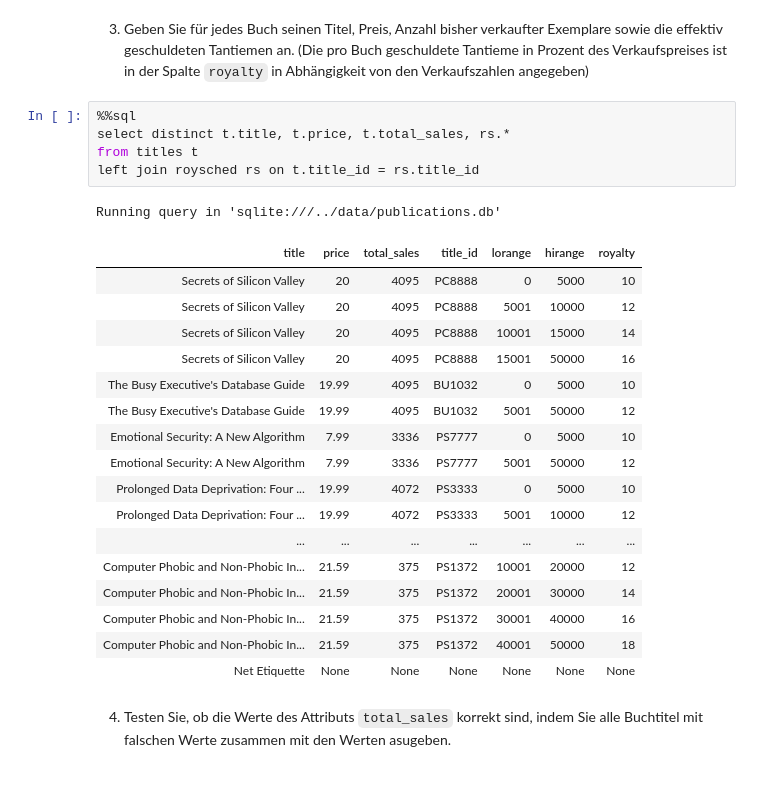
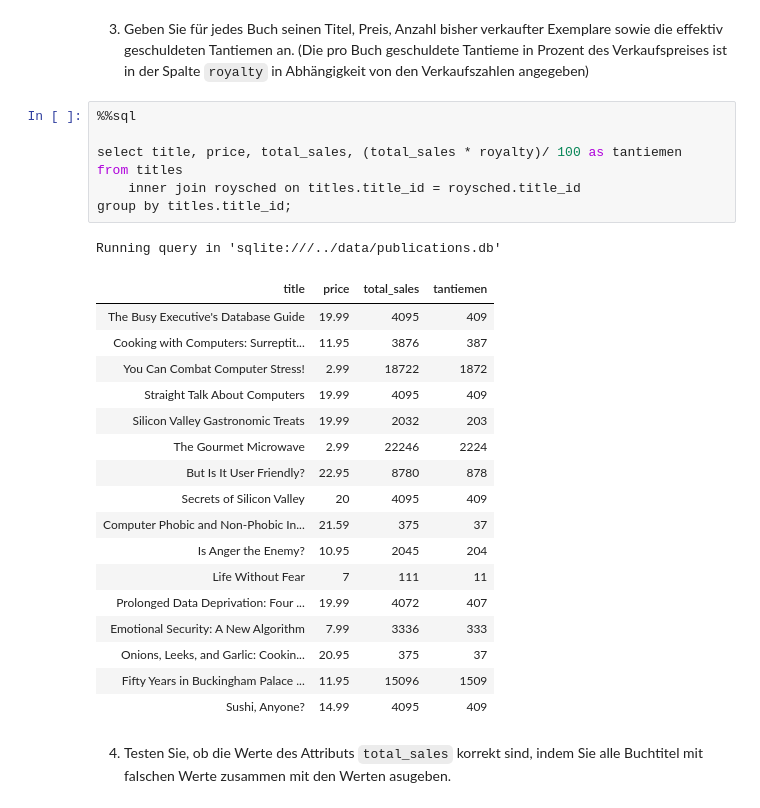
Before and after one commit to GionRubitschung/databases-24, a Jupyter notebook: databases_24/ex7/Ex7_LuisZüttel_GionRubitschung_D1P.ipynb, the cells around one changed output. Cells and saved outputs as stored; diff of their text form.

```diff
--- a/databases_24/ex7/Ex7_LuisZüttel_GionRubitschung_D1P.ipynb
+++ b/databases_24/ex7/Ex7_LuisZüttel_GionRubitschung_D1P.ipynb
@@ -78,27 +78,29 @@ Running query in 'sqlite:///../data/publications.db'
 3.  Geben Sie für jedes Buch seinen Titel, Preis, Anzahl bisher verkaufter Exemplare sowie die effektiv geschuldeten Tantiemen an. (Die pro Buch geschuldete Tantieme in Prozent des Verkaufspreises ist in der Spalte `royalty` in Abhängigkeit von den Verkaufszahlen angegeben)
 # %%
 %%sql
-select distinct t.title, t.price, t.total_sales, rs.*
-from titles t
-left join roysched rs on t.title_id = rs.title_id
+
+select title, price, total_sales, (total_sales * royalty)/ 100 as tantiemen
+from titles
+	inner join roysched on titles.title_id = roysched.title_id
+group by titles.title_id;
 # %% [output]
 Running query in 'sqlite:///../data/publications.db'
-| title | price | total_sales | title_id | lorange | hirange | royalty |
-| Secrets of Silicon Valley | 20 | 4095 | PC8888 | 0 | 5000 | 10 |
-| Secrets of Silicon Valley | 20 | 4095 | PC8888 | 5001 | 10000 | 12 |
-| Secrets of Silicon Valley | 20 | 4095 | PC8888 | 10001 | 15000 | 14 |
-| Secrets of Silicon Valley | 20 | 4095 | PC8888 | 15001 | 50000 | 16 |
-| The Busy Executive's Database Guide | 19.99 | 4095 | BU1032 | 0 | 5000 | 10 |
-| The Busy Executive's Database Guide | 19.99 | 4095 | BU1032 | 5001 | 50000 | 12 |
-| Emotional Security: A New Algorithm | 7.99 | 3336 | PS7777 | 0 | 5000 | 10 |
-| Emotional Security: A New Algorithm | 7.99 | 3336 | PS7777 | 5001 | 50000 | 12 |
-| Prolonged Data Deprivation: Four ... | 19.99 | 4072 | PS3333 | 0 | 5000 | 10 |
-| Prolonged Data Deprivation: Four ... | 19.99 | 4072 | PS3333 | 5001 | 10000 | 12 |
-| ... | ... | ... | ... | ... | ... | ... |
-| Computer Phobic and Non-Phobic In... | 21.59 | 375 | PS1372 | 10001 | 20000 | 12 |
-| Computer Phobic and Non-Phobic In... | 21.59 | 375 | PS1372 | 20001 | 30000 | 14 |
-| Computer Phobic and Non-Phobic In... | 21.59 | 375 | PS1372 | 30001 | 40000 | 16 |
-| Computer Phobic and Non-Phobic In... | 21.59 | 375 | PS1372 | 40001 | 50000 | 18 |
-| Net Etiquette | None | None | None | None | None | None |
+| title | price | total_sales | tantiemen |
+| The Busy Executive's Database Guide | 19.99 | 4095 | 409 |
+| Cooking with Computers: Surreptit... | 11.95 | 3876 | 387 |
+| You Can Combat Computer Stress! | 2.99 | 18722 | 1872 |
+| Straight Talk About Computers | 19.99 | 4095 | 409 |
+| Silicon Valley Gastronomic Treats | 19.99 | 2032 | 203 |
+| The Gourmet Microwave | 2.99 | 22246 | 2224 |
+| But Is It User Friendly? | 22.95 | 8780 | 878 |
+| Secrets of Silicon Valley | 20 | 4095 | 409 |
+| Computer Phobic and Non-Phobic In... | 21.59 | 375 | 37 |
+| Is Anger the Enemy? | 10.95 | 2045 | 204 |
+| Life Without Fear | 7 | 111 | 11 |
+| Prolonged Data Deprivation: Four ... | 19.99 | 4072 | 407 |
+| Emotional Security: A New Algorithm | 7.99 | 3336 | 333 |
+| Onions, Leeks, and Garlic: Cookin... | 20.95 | 375 | 37 |
+| Fifty Years in Buckingham Palace ... | 11.95 | 15096 | 1509 |
+| Sushi, Anyone? | 14.99 | 4095 | 409 |
 # %% [markdown]
 4.  Testen Sie, ob die Werte des Attributs `total_sales` korrekt sind, indem Sie alle Buchtitel mit falschen Werte zusammen mit den Werten asugeben.
```
Also changed, not shown: parts of 1 cell of this notebook.
